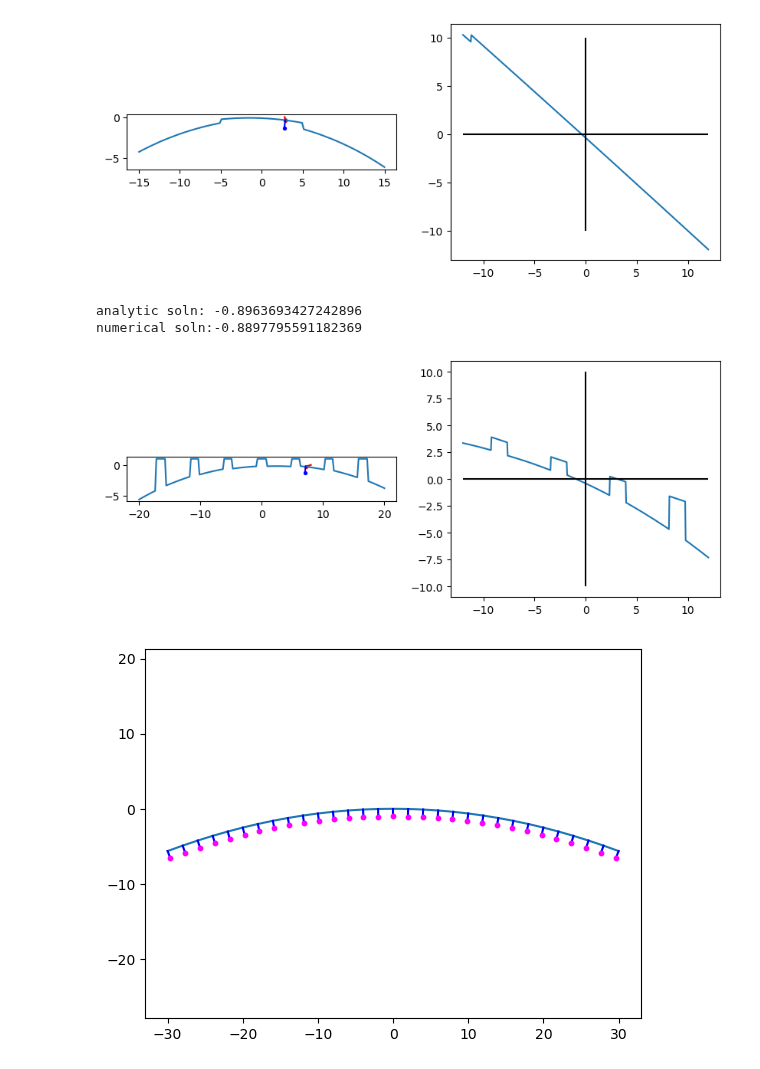
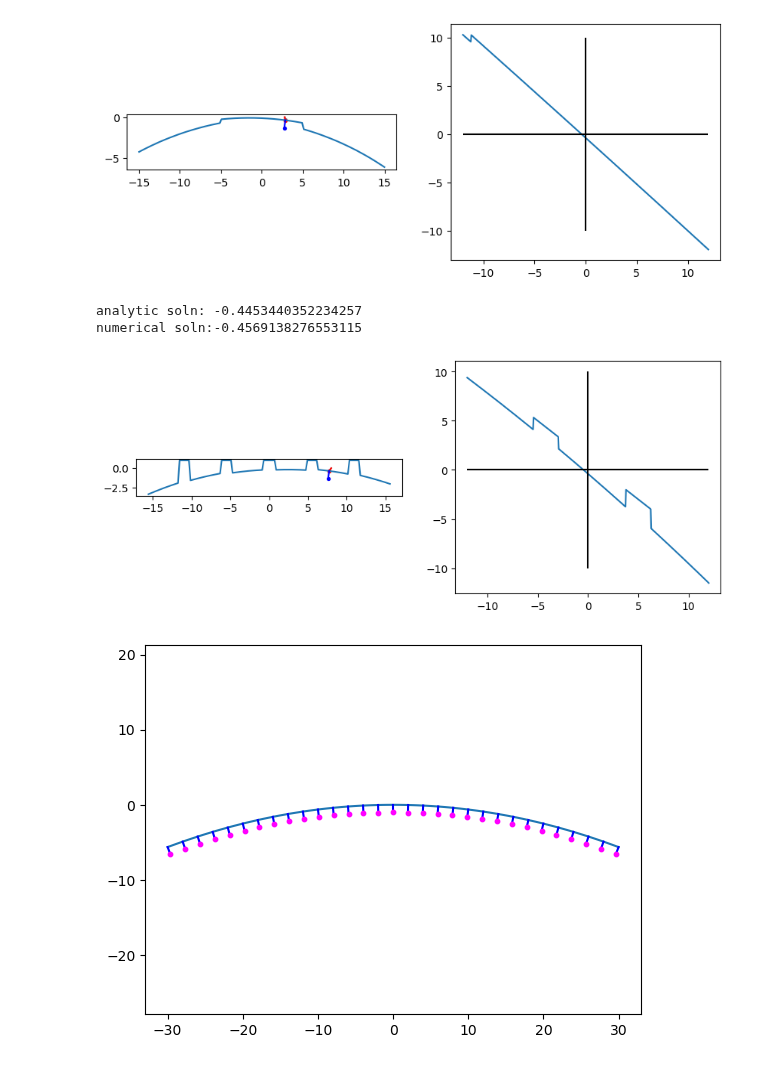
Before and after one commit to ellenle3/ifugen, a Jupyter notebook: python/surface_generator.ipynb, the cells around one changed output. Drawn from its saved outputs; the diff is of its cells as text; code cells hidden in the pictures.

```diff
--- a/python/surface_generator.ipynb
+++ b/python/surface_generator.ipynb
@@ -135,7 +135,7 @@ print("analytic soln: " + str(ray_out.t))
 t = np.linspace(-12, 12, 500)
 feval = np.zeros(len(t))
 for i,t1 in enumerate(t):
-    feval[i] = transfer_equation(t1, xt, yt, l, m, n, p, custom_slice_params)
+    feval[i] = transfer_function(t1, ray_in, p, custom_slice_params)
 idx = np.nanargmin(np.abs(feval))
 tnum = t[idx]
 print("numerical soln:" + str(tnum))
@@ -169,7 +169,7 @@ numerical soln:-0.36072144288577235
 p = ImageSlicerParams(
     custom = 0,
     surface_type = 0,
-    n_each = 4,
+    n_each = 3,
     n_rows = 2,
     n_cols = 1,
     angle_mode = 0,
@@ -186,7 +186,7 @@ p = ImageSlicerParams(
     du = 0,
     alpha_cen = 5,
     beta_cen = 5,
-    gamma_cen = -5,
+    gamma_cen = 0,
     zp_cen = 0,
     syx_cen = 0,
     syz_cen = 0,
@@ -216,7 +216,7 @@ for i,y1 in enumerate(y):
 yt = 8
 l = 0
 m = 0.3
-n = 0.1
+n = 0.4
 norm = np.sqrt(l*l+m*m+n*n)
 l /= norm
 m /= norm
@@ -232,37 +232,37 @@ print("analytic soln: " + str(ray_out.t))
 
 t = np.linspace(-12, 12, 500)
 feval = np.zeros(len(t))
 for i,t1 in enumerate(t):
-    feval[i] = transfer_equation(t1, xt, yt, l, m, n, p, custom_slice_params)
+    feval[i] = transfer_function(t1, ray_in, p, custom_slice_params)
 idx = np.nanargmin(np.abs(feval))
 tnum = t[idx]
 print("numerical soln:" + str(tnum))
 
 fig, axs = plt.subplots(nrows=1, ncols=2, figsize=(10,4))
 axs[0].plot(y, surf)
 
 # Draw analytically calculated ray and surface normal
 axs[0].plot([ray_in.yt, ray_out.ys], [0, ray_out.zs], c='r', zorder=1)
 axs[0].scatter([ray_out.ys], [ray_out.zs], c='r', s=8, zorder=1)
 axs[0].plot([ray_out.ys, ray_out.ys + ray_out.mn], [ray_out.zs, ray_out.zs + ray_out.nn], c='b')
 axs[0].scatter([ray_out.ys + ray_out.mn], [ray_out.zs + ray_out.nn], c='b', s=8, zorder=10)
 
 # Numerically determined ray
 axs[0].plot([ray_in.yt, ray_in.yt + tnum*ray_in.m], [0, tnum*ray_in.n], c='gray', zorder=0)
 axs[0].scatter([ray_in.yt + tnum*ray_in.m], [tnum*ray_in.n], c='gray', s=8, zorder=0)
 
 axs[0].set_aspect("equal")
 
 axs[1].plot(t, feval)
 axs[1].hlines(0, t[0], t[-1], colors='k')
 axs[1].vlines(0, -10, 10, colors='k')
 #axs[1].set_ylim(np.nanmin(feval), np.nanmax(feval))
 
 plt.show()
 # %% [output]
-analytic soln: -0.8963693427242896
-numerical soln:-0.8897795591182369
+analytic soln: -0.4453440352234257
+numerical soln:-0.4569138276553115
-[figure, old version]
+[figure, new version]
 # %%
 sag_func = conic_2d_sag
 surface_norm_func = conic_2d_surface_normal
```
Also changed, not shown: parts of 1 cell of this notebook, 8 other files.
